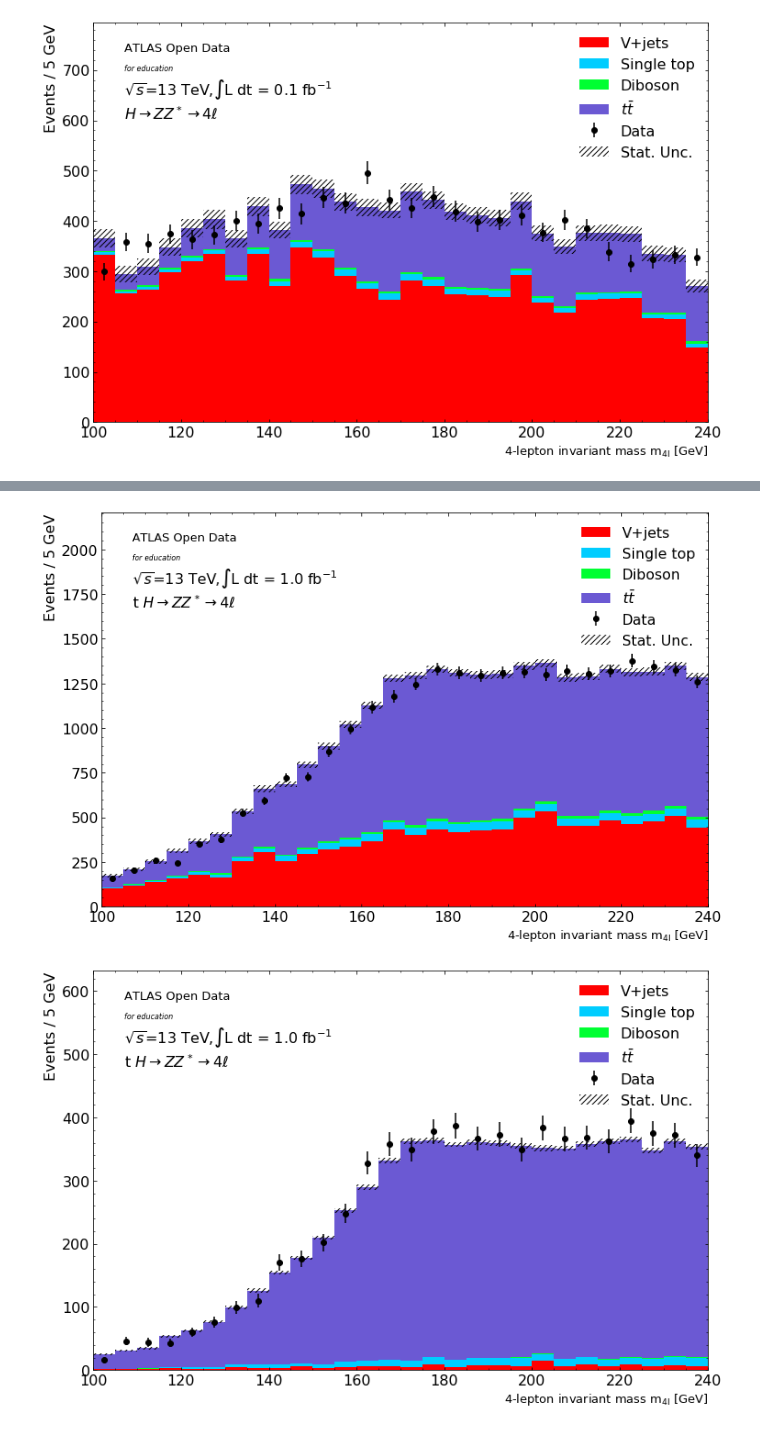
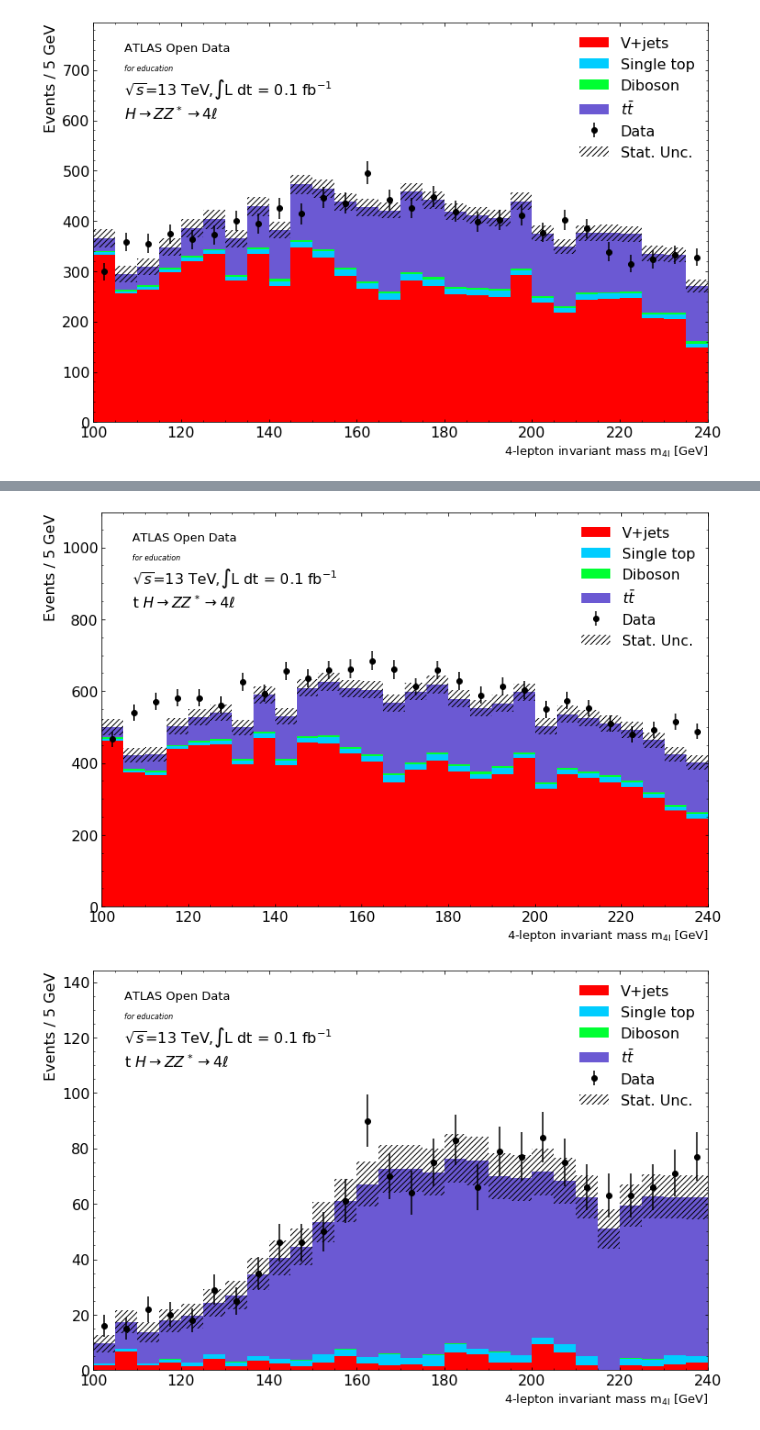
Before and after one commit to Bjartensen/ku_firstyear2021_grp24_topquark, a Jupyter notebook: tquark_analysis.ipynb, the cells around one changed output, grey strips where cells are left out. Saved outputs shown, nothing was run; the diff lists cells and outputs as text; code cells hidden in the pictures.

```diff
--- a/tquark_analysis.ipynb
+++ b/tquark_analysis.ipynb
@@ -28,8 +27,8 @@ import infofile # local file containing cross-sections, sums of weights, dataset
 #lumi = 4.7 # fb-1 # data_D only
 lumi = 10 # fb-1 # data_A,data_B,data_C,data_D
 
-#fraction = 0.01 # reduce this is you want the code to run quicker
-fraction = 0.1 # reduce this is you want the code to run quicker
+fraction = 0.01 # reduce this is you want the code to run quicker
+#fraction = 0.1 # reduce this is you want the code to run quicker
 
 #tuple_path = r'C:\Users\jacob\Desktop\1lep/' # local
 tuple_path = '../data/'
@@ -428,9 +404,9 @@ data['data']
 # %%
-def plot_data_query(data, query, column):
+def plot_data_query(data, query, column, p_xmin = 100, p_xmax = 240, p_step_size = 5):
 
-    xmin = 100 # GeV
-    xmax = 240 # GeV
-    step_size = 5 # GeV
+    xmin = p_xmin # GeV
+    xmax = p_xmax # GeV
+    step_size = p_step_size # GeV
 
     bin_edges = np.arange(start=xmin, # The interval includes this value
                      stop=xmax+step_size, # The interval doesn't include this value
@@ -459,8 +435,6 @@ def plot_data_query(data, query, column):
             mc_colors.append( samples[s]['color'] ) # append to the list of Monte Carlo bar colors
             mc_labels.append( s ) # append to the list of Monte Carlo legend labels
 
-
-
     # *************
     # Main plot
     # *************
@@ -477,12 +451,13 @@ def plot_data_query(data, query, column):
                                 color=mc_colors, label=mc_labels )
 
     mc_x_tot = mc_heights[0][-1] # stacked background MC y-axis value
-    mc_x_err = np.sqrt( mc_x_tot ) # statistical error on the MC bars
 
     # plot the signal bar
     mc_signal = main_axes.hist(signal_x, bins=bin_edges, bottom=mc_x_tot,
                    weights=signal_weights, color=signal_color,
                    label=r'$t\bar{t}$')
+
+    mc_x_err = np.sqrt( mc_x_tot+mc_signal[0] ) # statistical error on the MC bars
 
     # plot the statistical uncertainty
     main_axes.bar(bin_centres, # x
@@ -595,20 +574,24 @@ plot_data_query(data, 'met_et > @GeV_cut', 'mjjj')
 # %%
 ALL = slice(None) # trick til at give en query der giver alle rækker
 plot_data_query(data, '@ALL', 'mjjj')
 plt.savefig('p1.png')
 plt.show()
 plot_data_query(data, 'b_tag == True', 'mjjj')
 plt.savefig('p2.png')
 plt.show()
 plot_data_query(data, '@ALL', 'mjjj_bedste')
 plt.savefig('p3.png')
 plt.show()
 plot_data_query(data, 'mjjj_bedste != 0', 'mjjj_bedste')
 plt.savefig('p4.png')
 plt.show()
-plot_data_query(data, 'mjjj_bedste != 0 & b_tag == True & met_et > @GeV_cut & MT_W > @GeV_cut', 'mjjj_bedste')
+plot_data_query(data, 'mjjj_bedste != 0 & b_tag == True & jet_pt_30GeV == True & met_et > @GeV_cut & MT_W > @GeV_cut', 'mjjj_bedste')
 plt.savefig('p5.png')
 plt.show()
+
+
+# alle jet pt sammenlagt ht
+# W massen, massen af de ikke b-taggede jets i den endelige top kandidat
 # %% [output]
-[figure, old version]
+[figure, new version]
-[figure, old version]
+[figure, new version]
```
Also changed, not shown: parts of 12 cells of this notebook.
